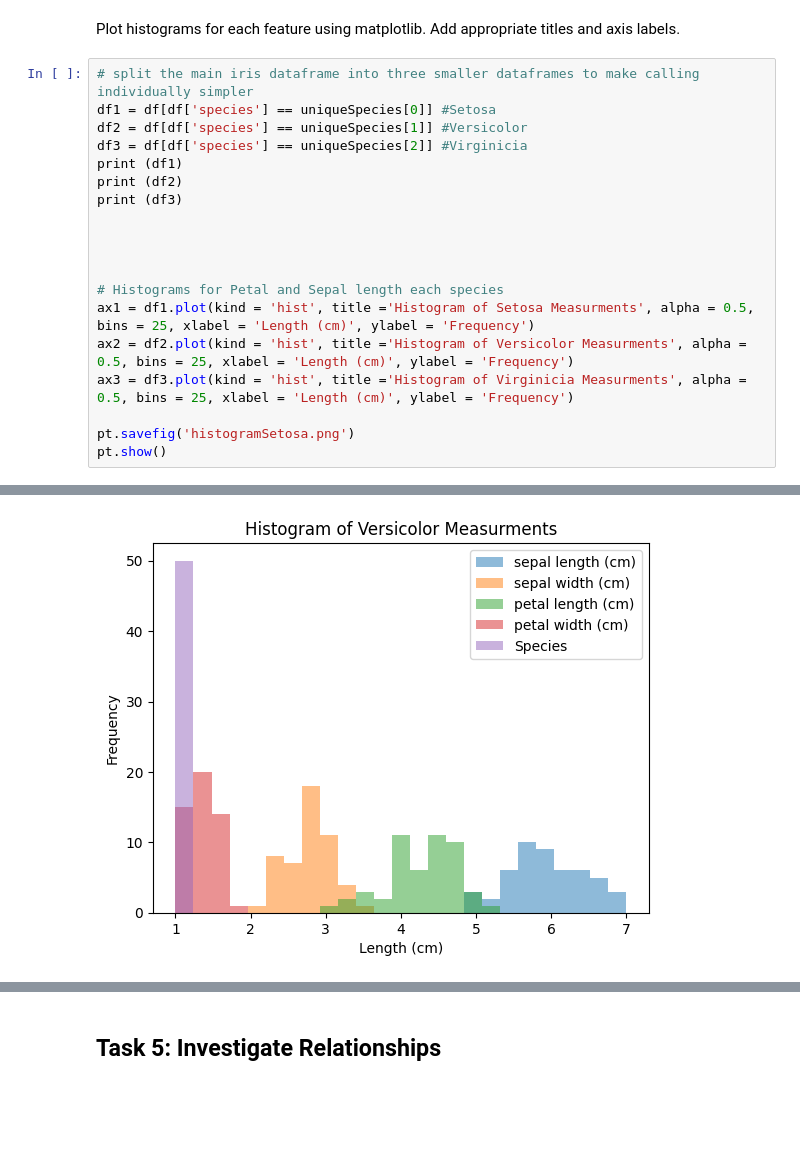
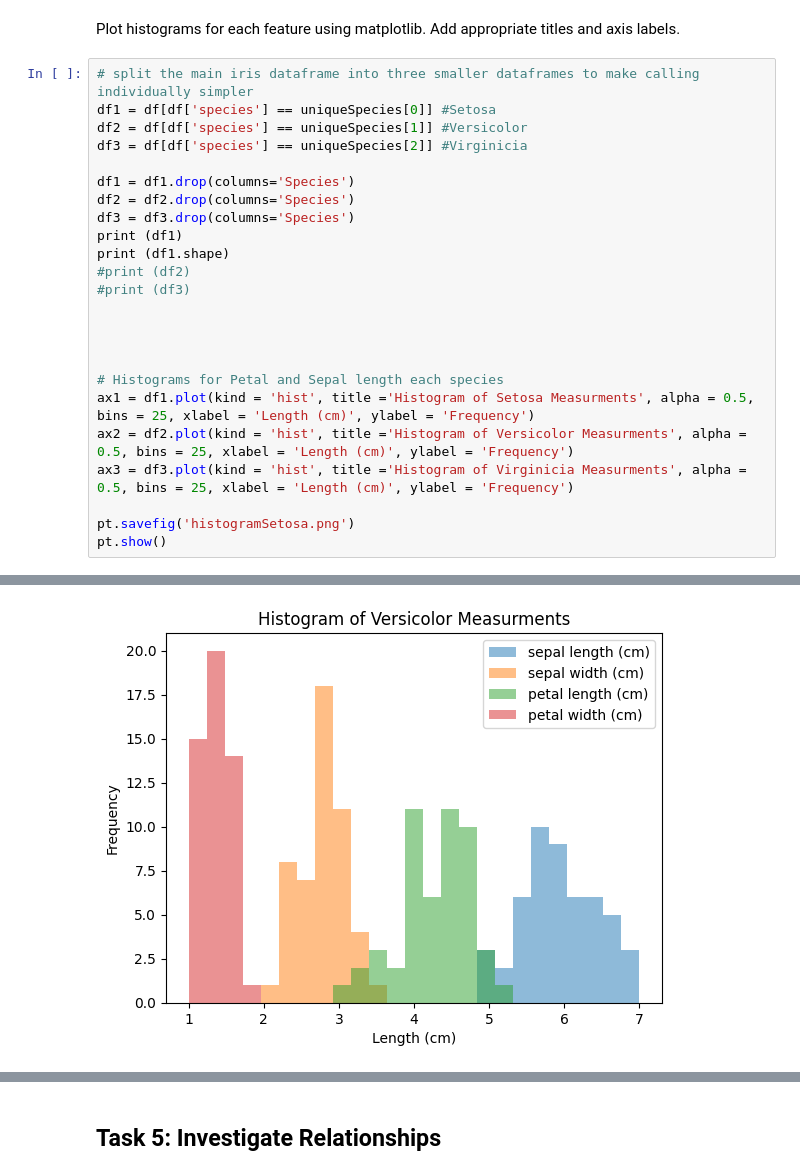
Before and after one commit to cathalred88/principles_of_data_analytics, a Jupyter notebook: tasks.ipynb, the cells around one changed output, grey strips where cells are left out. Cells and saved outputs as stored; diff of their text form; blank space fills up the shorter version.

```diff
--- a/tasks.ipynb
+++ b/tasks.ipynb
@@ -129,9 +130,14 @@ Add appropriate titles and axis labels.
 df1 = df[df['species'] == uniqueSpecies[0]] #Setosa
 df2 = df[df['species'] == uniqueSpecies[1]] #Versicolor
 df3 = df[df['species'] == uniqueSpecies[2]] #Virginicia
+
+df1 = df1.drop(columns='Species')
+df2 = df2.drop(columns='Species')
+df3 = df3.drop(columns='Species')
 print (df1)
-print (df2)
-print (df3)
+print (df1.shape)
+#print (df2)
+#print (df3)
 
 
 
@@ -165 +171 @@ pt.show()
-[figure, old version]
+[figure, new version]
```
Also changed, not shown: parts of 4 cells of this notebook, 2 other files.
